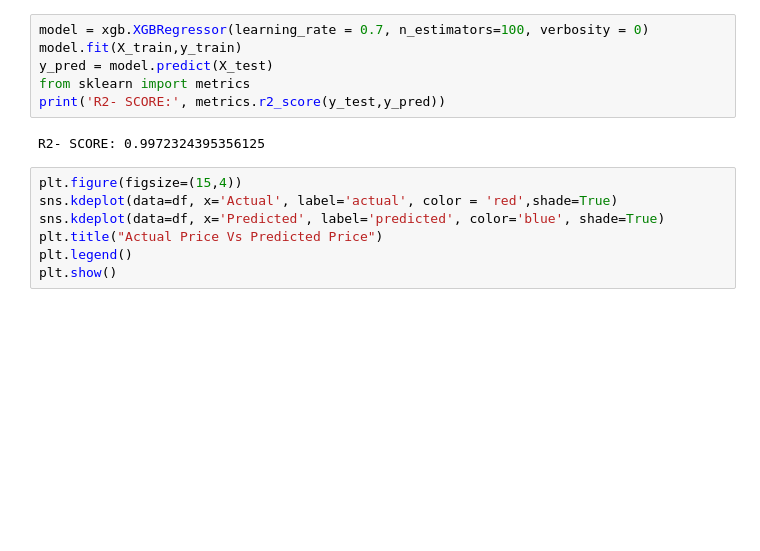
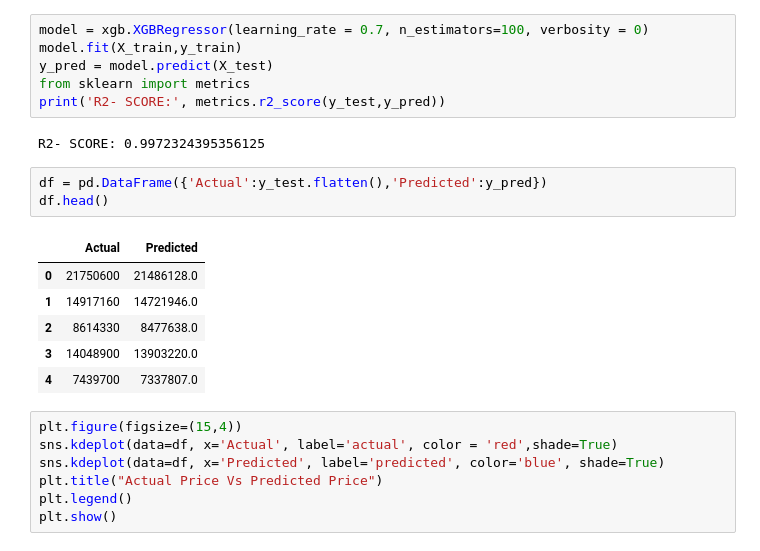
Before and after one commit to manoj-holagi/House-Price-Prediction, a Jupyter notebook: Chennai_House_Price_Prediction.ipynb, the cells around one changed output. Cells and saved outputs as stored; diff of their text form; blank space fills up the shorter version.

```diff
--- a/Chennai_House_Price_Prediction.ipynb
+++ b/Chennai_House_Price_Prediction.ipynb
@@ -782,6 +708,16 @@ from sklearn import metrics
 print('R2- SCORE:', metrics.r2_score(y_test,y_pred))
 # %% [output]
 R2- SCORE: 0.9972324395356125
+# %%
+df = pd.DataFrame({'Actual':y_test.flatten(),'Predicted':y_pred})
+df.head()
+# %% [output]
+|  | Actual | Predicted |
+| 0 | 21750600 | 21486128.0 |
+| 1 | 14917160 | 14721946.0 |
+| 2 | 8614330 | 8477638.0 |
+| 3 | 14048900 | 13903220.0 |
+| 4 | 7439700 | 7337807.0 |
 # %%
 plt.figure(figsize=(15,4))
 sns.kdeplot(data=df, x='Actual', label='actual', color = 'red',shade=True)
```
Also changed, not shown: parts of 45 cells of this notebook.
